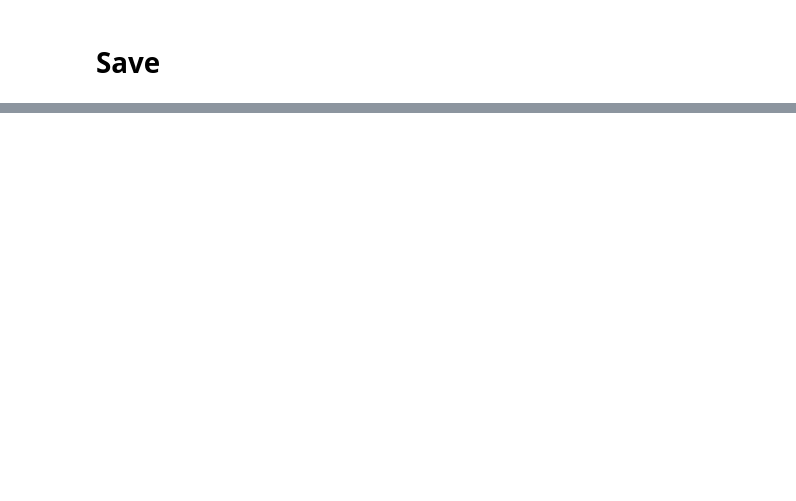
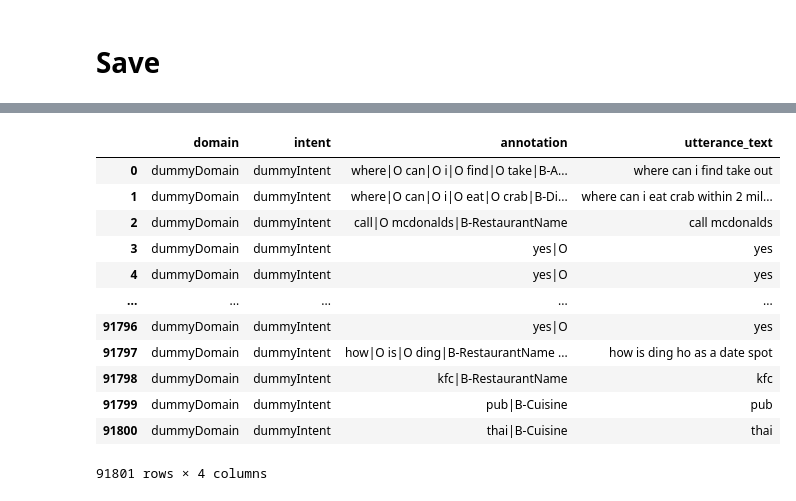
Before and after one commit to amazon-science/unique-batches, a Jupyter notebook: notebooks/upsample_dataset.ipynb, the cells around one changed output, grey strips where cells are left out. Drawn from its saved outputs; the diff is of its cells as text; code cells hidden in the pictures; blank space fills up the shorter version.

```diff
--- a/notebooks/upsample_dataset.ipynb
+++ b/notebooks/upsample_dataset.ipynb
@@ -286,5 +403,20 @@ mit_07_df, _ = read_token_level_annotated_data(datastore / "mit_restaurant" / "d
 # %%
 mit_09_df, _ = read_token_level_annotated_data(datastore / "mit_restaurant" / "duplicated_0.9.tsv")
+mit_09_df
+# %% [output]
+|  | domain | intent | annotation | utterance_text |
+| 0 | dummyDomain | dummyIntent | where|O can|O i|O find|O take|B-A... | where can i find take out |
+| 1 | dummyDomain | dummyIntent | where|O can|O i|O eat|O crab|B-Di... | where can i eat crab within 2 mil... |
+| 2 | dummyDomain | dummyIntent | call|O mcdonalds|B-RestaurantName | call mcdonalds |
+| 3 | dummyDomain | dummyIntent | yes|O | yes |
+| 4 | dummyDomain | dummyIntent | yes|O | yes |
+| ... | ... | ... | ... | ... |
+| 91796 | dummyDomain | dummyIntent | yes|O | yes |
+| 91797 | dummyDomain | dummyIntent | how|O is|O ding|B-RestaurantName ... | how is ding ho as a date spot |
+| 91798 | dummyDomain | dummyIntent | kfc|B-RestaurantName | kfc |
+| 91799 | dummyDomain | dummyIntent | pub|B-Cuisine | pub |
+| 91800 | dummyDomain | dummyIntent | thai|B-Cuisine | thai |
+91801 rows × 4 columns
 # %%
 def compute_redundancy(df: pd.DataFrame, col: str = "utterance_text"):
     grouped_by_utt = df.groupby(col)
```
Also changed, not shown: parts of 18 cells of this notebook, 4 other files.
